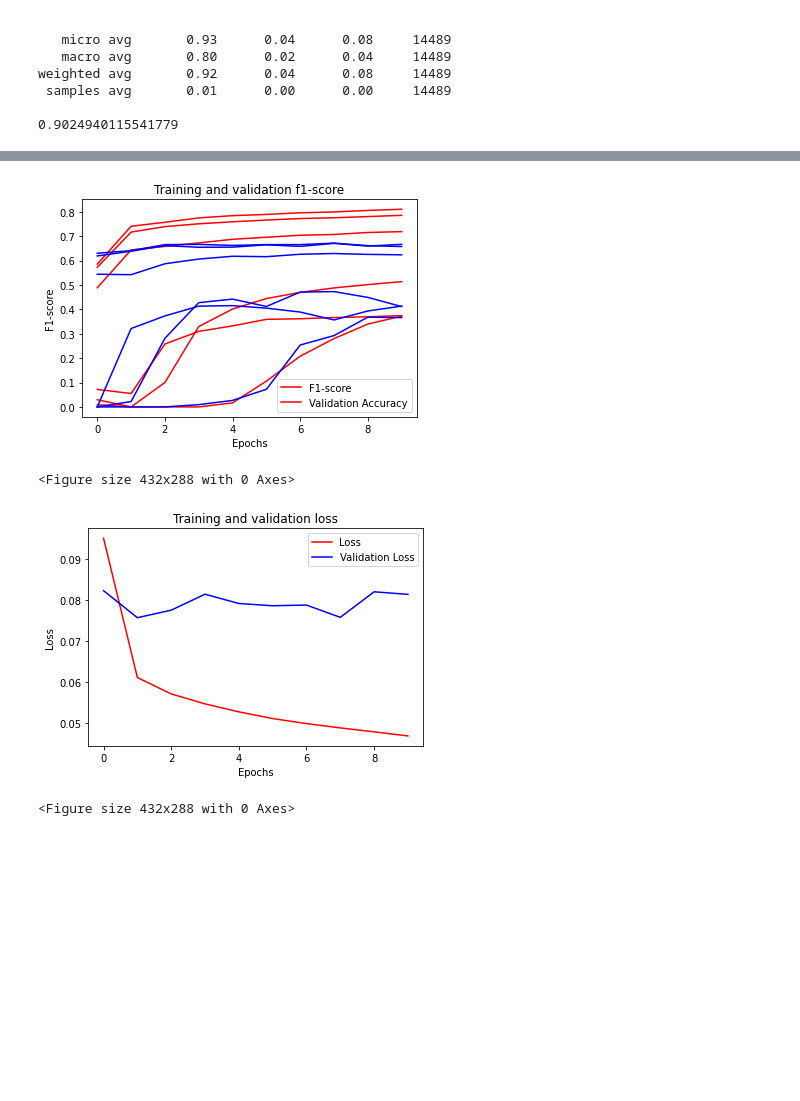
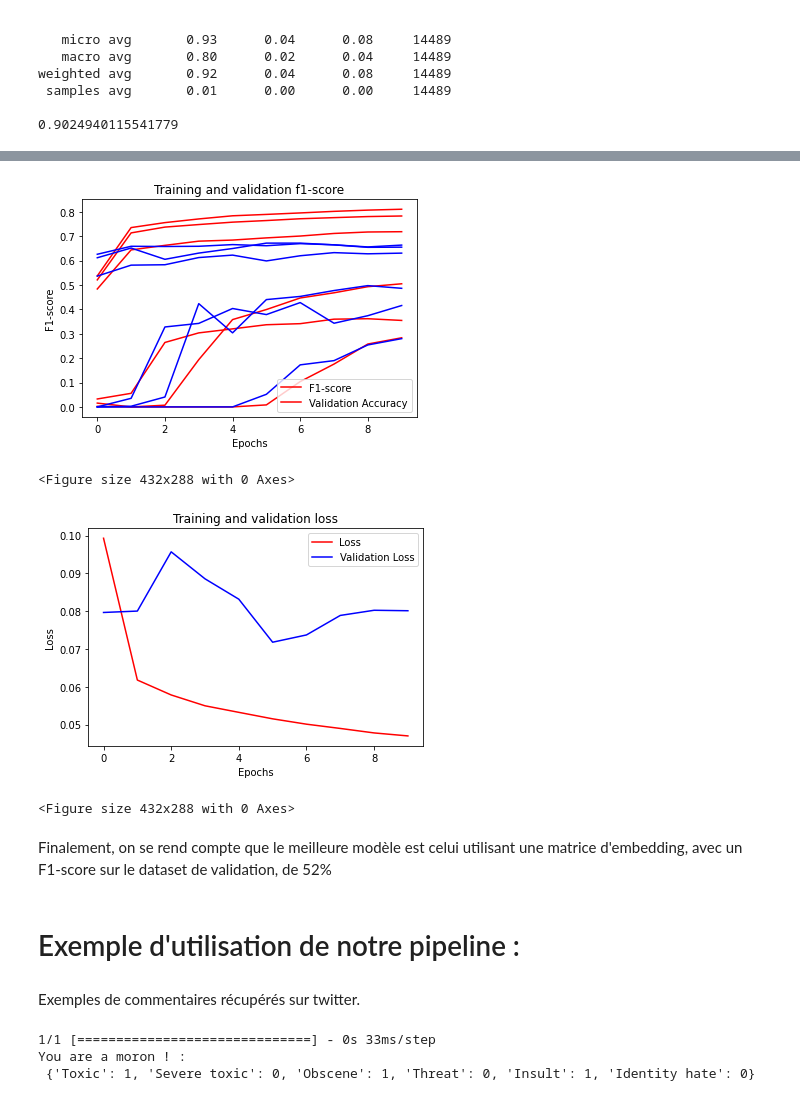
Before and after one commit to GatienVilain/Toxic-Comment-classification, a Jupyter notebook: Classification_commentaires_toxiques.ipynb, the cells around one changed output, grey strips where cells are left out. Saved outputs shown, nothing was run; the diff lists cells and outputs as text; code cells hidden in the pictures; blank space fills up the shorter version.

```diff
--- a/Classification_commentaires_toxiques.ipynb
+++ b/Classification_commentaires_toxiques.ipynb
@@ -1175,40 +1176,46 @@ Training Complete
 # Retrieve a list of list results on training and test data
 # sets for each training epoch
 #-----------------------------------------------------------
-acc=history.history['f1_score']
-val_acc=history.history['val_f1_score']
-loss=history.history['loss']
-val_loss=history.history['val_loss']
+acc=history_matrice_embedding.history['f1_score']
+val_acc=history_matrice_embedding.history['val_f1_score']
+loss=history_matrice_embedding.history['loss']
+val_loss=history_matrice_embedding.history['val_loss']
 
 epochs=range(len(acc)) # Get number of epochs
 
 #------------------------------------------------
 # Plot training and validation accuracy per epoch
 #------------------------------------------------
 plt.plot(epochs, acc, 'r')
 plt.plot(epochs, val_acc, 'b')
 plt.title('Training and validation f1-score')
 plt.xlabel("Epochs")
 plt.ylabel("F1-score")
 plt.legend(["F1-score", "Validation Accuracy"])
 
 plt.figure()
 plt.show()
 
 #------------------------------------------------
 # Plot training and validation loss per epoch
 #------------------------------------------------
 plt.plot(epochs, loss, 'r')
 plt.plot(epochs, val_loss, 'b')
 plt.title('Training and validation loss')
 plt.xlabel("Epochs")
 plt.ylabel("Loss")
 plt.legend(["Loss", "Validation Loss"])
 
 plt.figure()
 plt.show()
 # %% [output]
-[figure, old version]
+[figure, new version]
 <Figure size 432x288 with 0 Axes>
-[figure, old version]
+[figure, new version]
 <Figure size 432x288 with 0 Axes>
+# %% [markdown]
+Finalement, on se rend compte que le meilleure modèle est celui utilisant une matrice d'embedding, avec un F1-score sur le dataset de validation, de 52%
+# %% [markdown]
+# Exemple d'utilisation de notre pipeline :
+# %% [markdown]
+Exemples de commentaires récupérés sur twitter.
@@ -1214,0 +1226,6 @@ plt.show()
+# %%
+print(f"{comment1} :\n {predictToxicity(comment1)}")
+# %% [output]
+1/1 [==============================] - 0s 33ms/step
+You are a moron ! :
+ {'Toxic': 1, 'Severe toxic': 0, 'Obscene': 1, 'Threat': 0, 'Insult': 1, 'Identity hate': 0}
```
Also changed, not shown: parts of 66 cells of this notebook.
